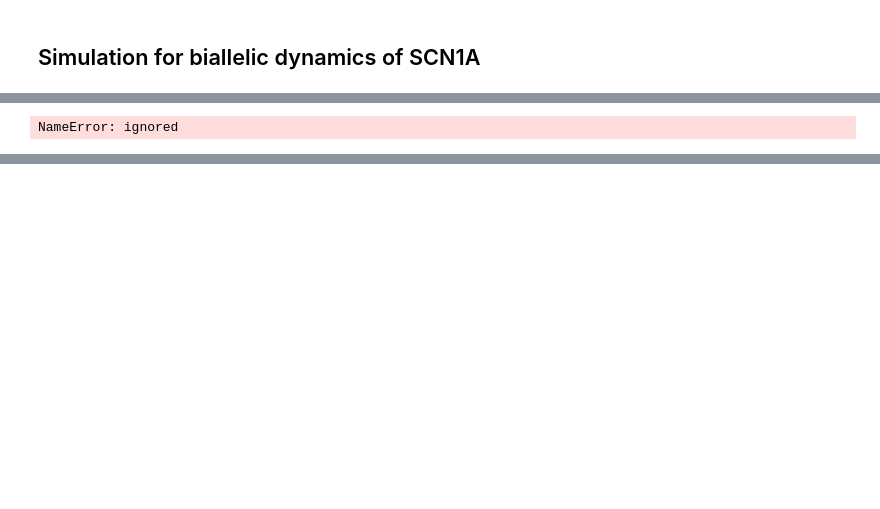
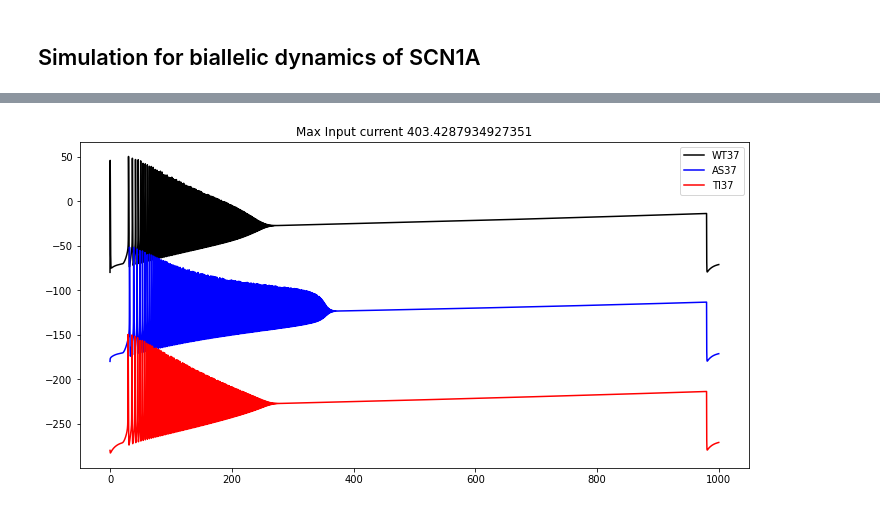
Before and after one commit to roschkoenig/SodMod, a Jupyter notebook: example_noteboks/Single_Cell_Simulation.ipynb, the cells around one changed output, grey strips where cells are left out. Saved outputs shown, nothing was run; the diff lists cells and outputs as text; code cells hidden in the pictures; blank space fills up the shorter version.

```diff
--- a/example_noteboks/Single_Cell_Simulation.ipynb
+++ b/example_noteboks/Single_Cell_Simulation.ipynb
@@ -103,9 +106,14 @@ def plot_timeseries(Vy, I_scl, ctyp, Nplots = 0):
 
       # Do the plotting
       #------------------------------------------------------------
-      ax[plotid].plot(T, V-ci*100, cols[ci], label = conds[ci])
-      ax[plotid].set_title("Input current " + str(I_scl[i]))
-      ax[plotid].legend()
+      if Nplots == 1:
+        ax.plot(T, V-ci*100, cols[ci], label=conds[ci])
+        ax.set_title("Max Input current " + str(I_scl))
+        ax.legend()
+      else:
+        ax[plotid].plot(T, V-ci*100, cols[ci], label = conds[ci])
+        ax[plotid].set_title("Input current" + str(I_scl[i]))
+        ax[plotid].legend()
 
     plotid = plotid + 1
 
@@ -178,8 +186,9 @@ def plot_bifurcation(Vy_fwd, Vy_bwd, I_fwd, I_bwd, ctyp, Nplots = None, directio
 ################################## Run ODE #####################################
 
 if paradigm == 'ramp':
-  i_scl = np.exp(6)     # Run all the way up to maximum value
-  Vy    = runsim(i_scl, conds, getattr(cl, ctyp), V0, paradigm=paradigm)
+  Vy       = []
+  i_scl    = np.exp(6)     # Run all the way up to maximum value
+  Vy.append( runsim(i_scl, conds, getattr(cl, ctyp), V0, paradigm=paradigm) )
 
 # # Define conditions to be tested
 # #-------------------------------------------------------------------------------
@@ -213,15 +222,13 @@ if paradigm == 'ramp':
 
 #   Vy    = Vy_fwd
 #   I_scl = I_fwd
-# %% [output]
-NameError: ignored
 # %%
 
 
-set_matplotlib_formats('svg')
-plot_bifurcation(Vy_fwd, Vy_bwd, I_fwd, I_bwd, ctyp, direction=[0,1])
-plt.savefig('test.pdf')
-files.download('test.pdf')
-# plot_timeseries(Vy, I_scl, ctyp)
+# set_matplotlib_formats('svg')
+# plot_bifurcation(Vy_fwd, Vy_bwd, I_fwd, I_bwd, ctyp, direction=[0,1])
+# plt.savefig('test.pdf')
+# files.download('test.pdf')
+plot_timeseries(Vy, i_scl, ctyp)
 # plot_phasespace(Vy_fwd, I_fwd, ctyp, ['m_Na', 'h_Na'])
 # %% [output]
@@ -228,0 +235 @@ files.download('test.pdf')
+[figure, added]
```
Also changed, not shown: parts of 5 cells of this notebook, 1 other file.
